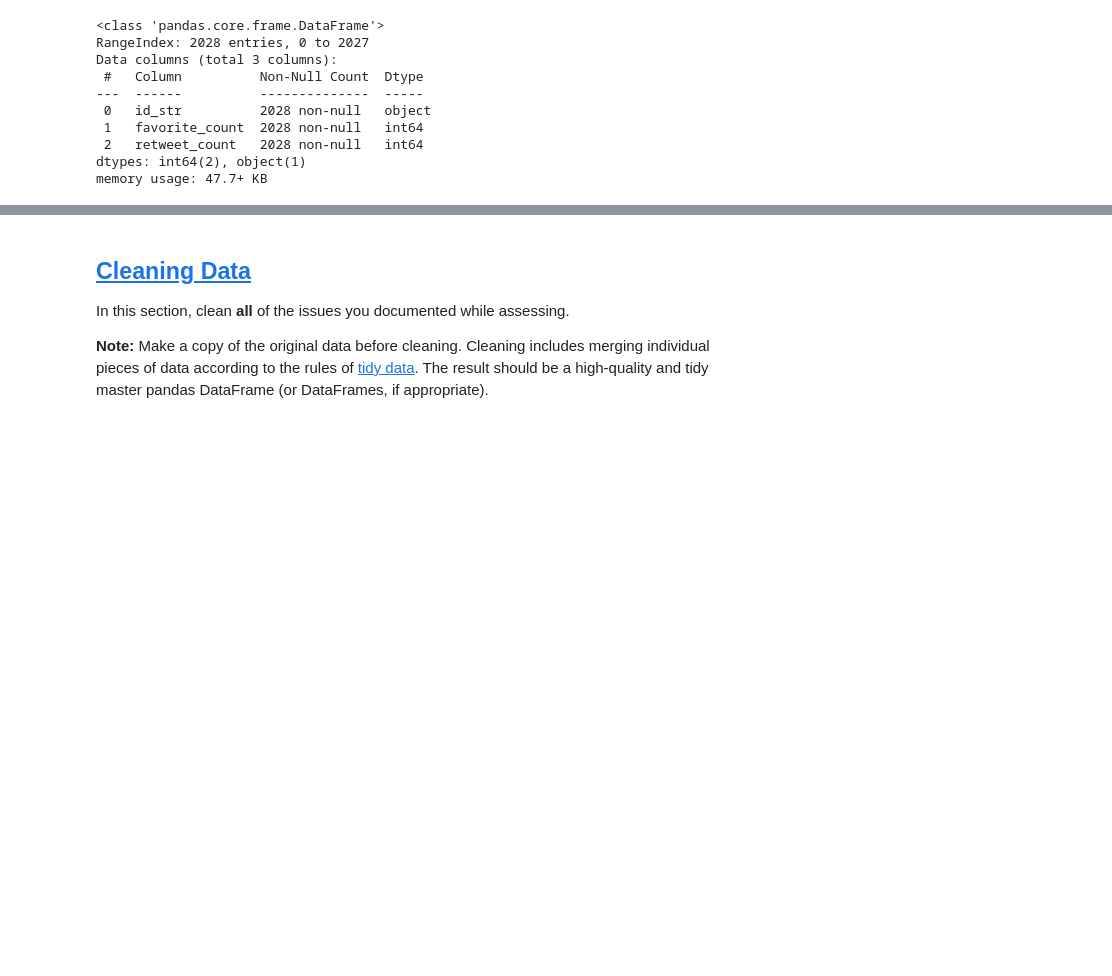
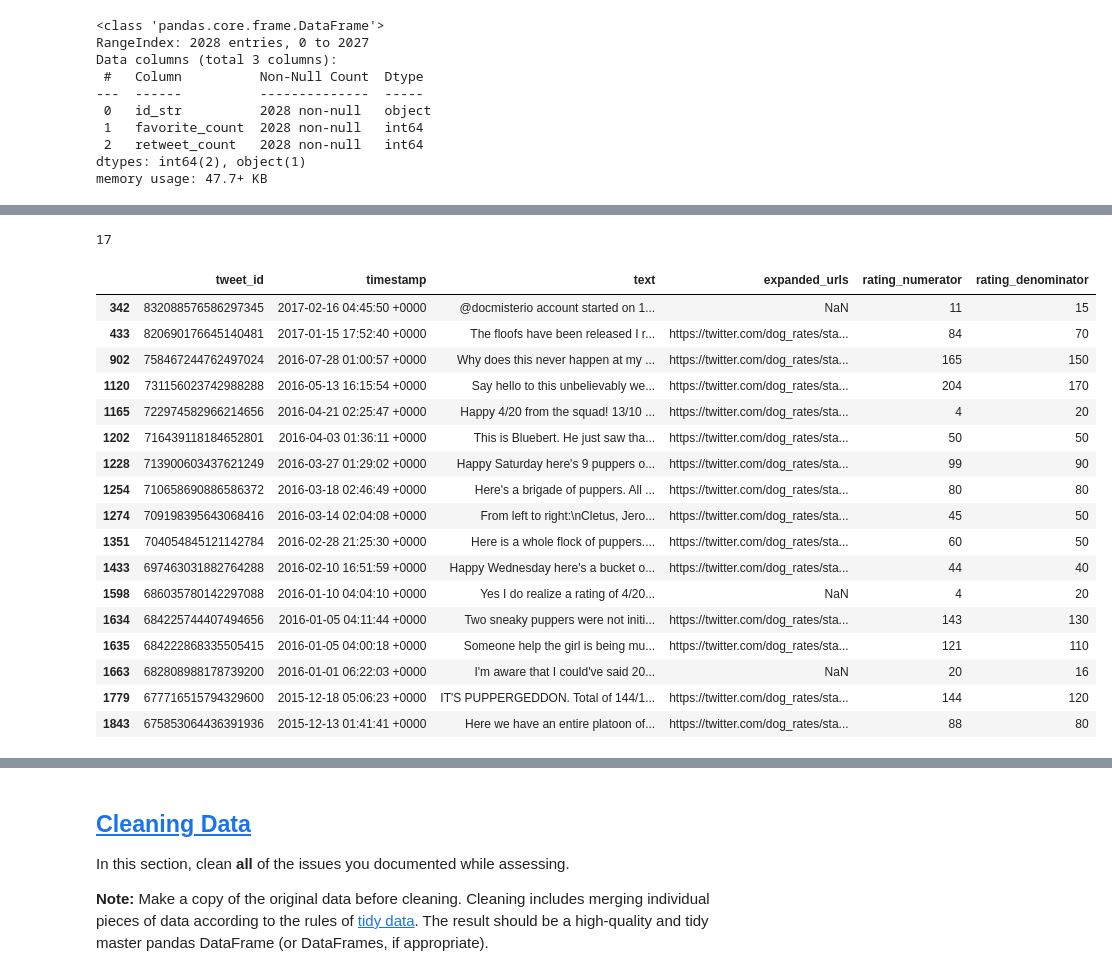
Before and after one commit to ccd239/udacity-wrangle-and-analyse-data, a Jupyter notebook: notebooks/wrangle_act.ipynb, the cells around one changed output, grey strips where cells are left out. Saved outputs shown, nothing was run; the diff lists cells and outputs as text; code cells hidden in the pictures; blank space fills up the shorter version.

```diff
--- a/notebooks/wrangle_act.ipynb
+++ b/notebooks/wrangle_act.ipynb
@@ -44,7 +47,7 @@ import os
 # %% [markdown]
 ### <a id='toc1_1_1_'></a>[Directly download the WeRateDogs Twitter archive data (twitter_archive_enhanced.csv)](#toc0_)
 # %%
-df1=pd.read_csv("../data/twitter-archive-enhanced.csv", sep= ",",)
+df1=pd.read_csv("..\\data\\twitter-archive-enhanced.csv", sep= ",",)
 df1.head(1);
 # %%
 df1.info()
@@ -364,0 +649,28 @@ twitter_archive_enhanced.sample()
+# %%
+#Explore why there are values > 11 for the rating_denominator
+denominator_above11= twitter_archive_enhanced[['tweet_id','timestamp',
+                         'text','expanded_urls',
+                         'rating_numerator',
+                         'rating_denominator' ]].loc[twitter_archive_enhanced['rating_denominator']>11]
+print(denominator_above11.tweet_id.count())
+denominator_above11
+# %% [output]
+17
+|  | tweet_id | timestamp | text | expanded_urls | rating_numerator | rating_denominator |
+| 342 | 832088576586297345 | 2017-02-16 04:45:50 +0000 | @docmisterio account started on 1... | NaN | 11 | 15 |
+| 433 | 820690176645140481 | 2017-01-15 17:52:40 +0000 | The floofs have been released I r... | https://twitter.com/dog_rates/sta... | 84 | 70 |
+| 902 | 758467244762497024 | 2016-07-28 01:00:57 +0000 | Why does this never happen at my ... | https://twitter.com/dog_rates/sta... | 165 | 150 |
+| 1120 | 731156023742988288 | 2016-05-13 16:15:54 +0000 | Say hello to this unbelievably we... | https://twitter.com/dog_rates/sta... | 204 | 170 |
+| 1165 | 722974582966214656 | 2016-04-21 02:25:47 +0000 | Happy 4/20 from the squad! 13/10 ... | https://twitter.com/dog_rates/sta... | 4 | 20 |
+| 1202 | 716439118184652801 | 2016-04-03 01:36:11 +0000 | This is Bluebert. He just saw tha... | https://twitter.com/dog_rates/sta... | 50 | 50 |
+| 1228 | 713900603437621249 | 2016-03-27 01:29:02 +0000 | Happy Saturday here's 9 puppers o... | https://twitter.com/dog_rates/sta... | 99 | 90 |
+| 1254 | 710658690886586372 | 2016-03-18 02:46:49 +0000 | Here's a brigade of puppers. All ... | https://twitter.com/dog_rates/sta... | 80 | 80 |
+| 1274 | 709198395643068416 | 2016-03-14 02:04:08 +0000 | From left to right:\nCletus, Jero... | https://twitter.com/dog_rates/sta... | 45 | 50 |
+| 1351 | 704054845121142784 | 2016-02-28 21:25:30 +0000 | Here is a whole flock of puppers.... | https://twitter.com/dog_rates/sta... | 60 | 50 |
+| 1433 | 697463031882764288 | 2016-02-10 16:51:59 +0000 | Happy Wednesday here's a bucket o... | https://twitter.com/dog_rates/sta... | 44 | 40 |
+| 1598 | 686035780142297088 | 2016-01-10 04:04:10 +0000 | Yes I do realize a rating of 4/20... | NaN | 4 | 20 |
+| 1634 | 684225744407494656 | 2016-01-05 04:11:44 +0000 | Two sneaky puppers were not initi... | https://twitter.com/dog_rates/sta... | 143 | 130 |
+| 1635 | 684222868335505415 | 2016-01-05 04:00:18 +0000 | Someone help the girl is being mu... | https://twitter.com/dog_rates/sta... | 121 | 110 |
+| 1663 | 682808988178739200 | 2016-01-01 06:22:03 +0000 | I'm aware that I could've said 20... | NaN | 20 | 16 |
+| 1779 | 677716515794329600 | 2015-12-18 05:06:23 +0000 | IT'S PUPPERGEDDON. Total of 144/1... | https://twitter.com/dog_rates/sta... | 144 | 120 |
+| 1843 | 675853064436391936 | 2015-12-13 01:41:41 +0000 | Here we have an entire platoon of... | https://twitter.com/dog_rates/sta... | 88 | 80 |
```
Also changed, not shown: parts of 42 cells of this notebook.
